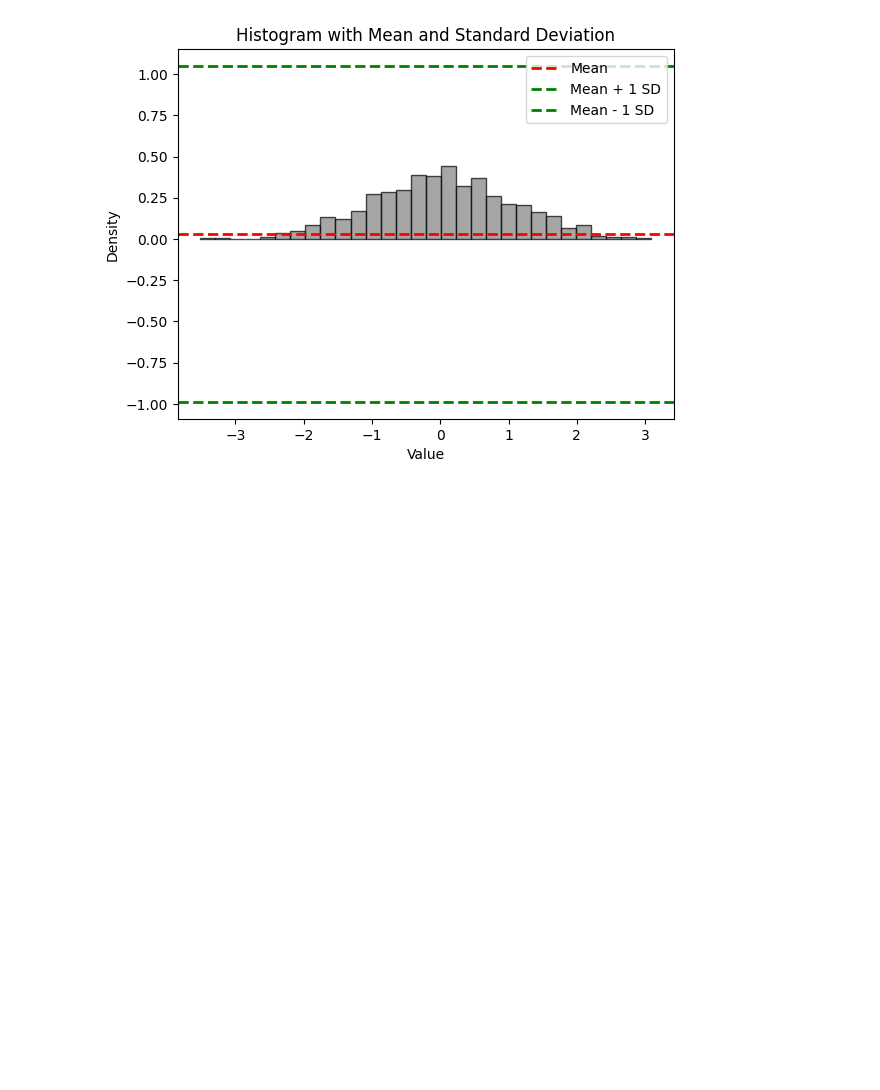
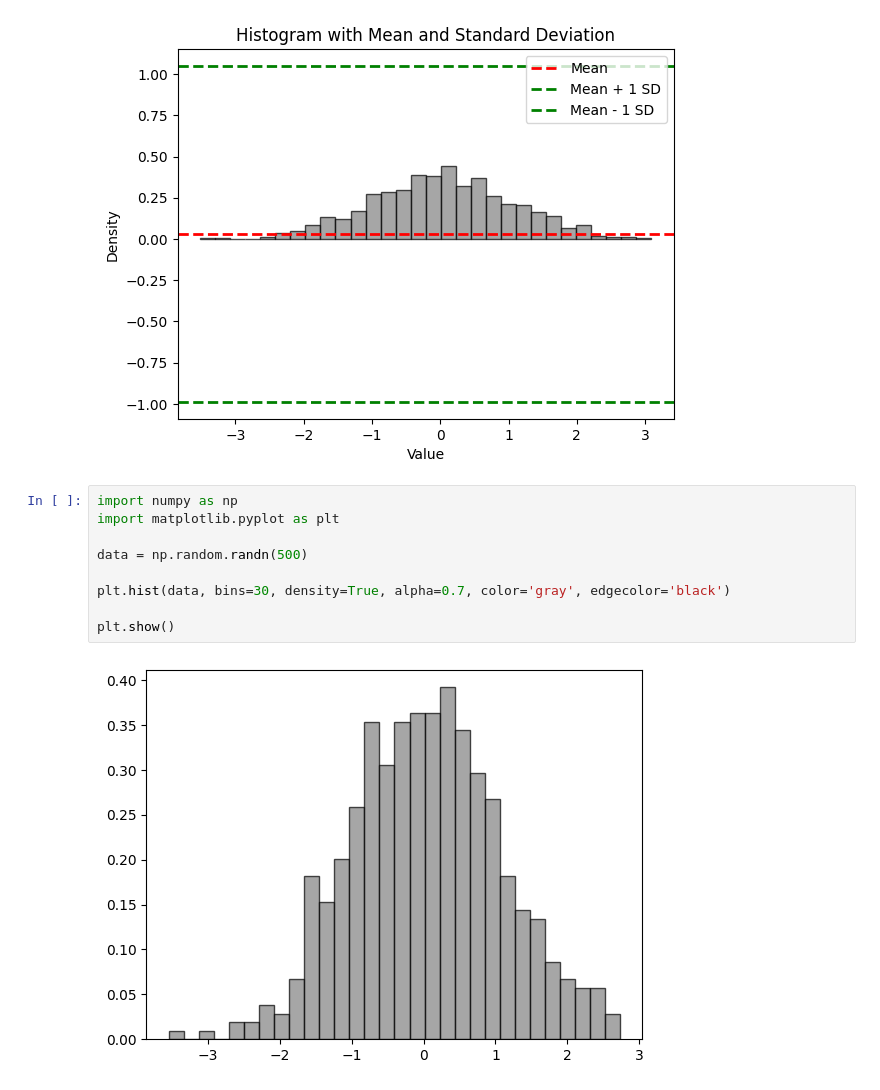
Before and after one commit to PHCoder05/advance-python-practice, a Jupyter notebook: statitical_functions.ipynb, the cells around one changed output. Saved outputs shown, nothing was run; the diff lists cells and outputs as text; blank space fills up the shorter version.

```diff
--- a/statitical_functions.ipynb
+++ b/statitical_functions.ipynb
@@ -235,3 +248,14 @@ plt.legend()
 plt.show()
 # %% [output]
 [figure]
+# %%
+import numpy as np
+import matplotlib.pyplot as plt
+
+data = np.random.randn(500)
+
+plt.hist(data, bins=30, density=True, alpha=0.7, color='gray', edgecolor='black')
+
+plt.show()
+# %% [output]
+[figure, added]
```
Also changed, not shown: parts of 5 cells of this notebook.
